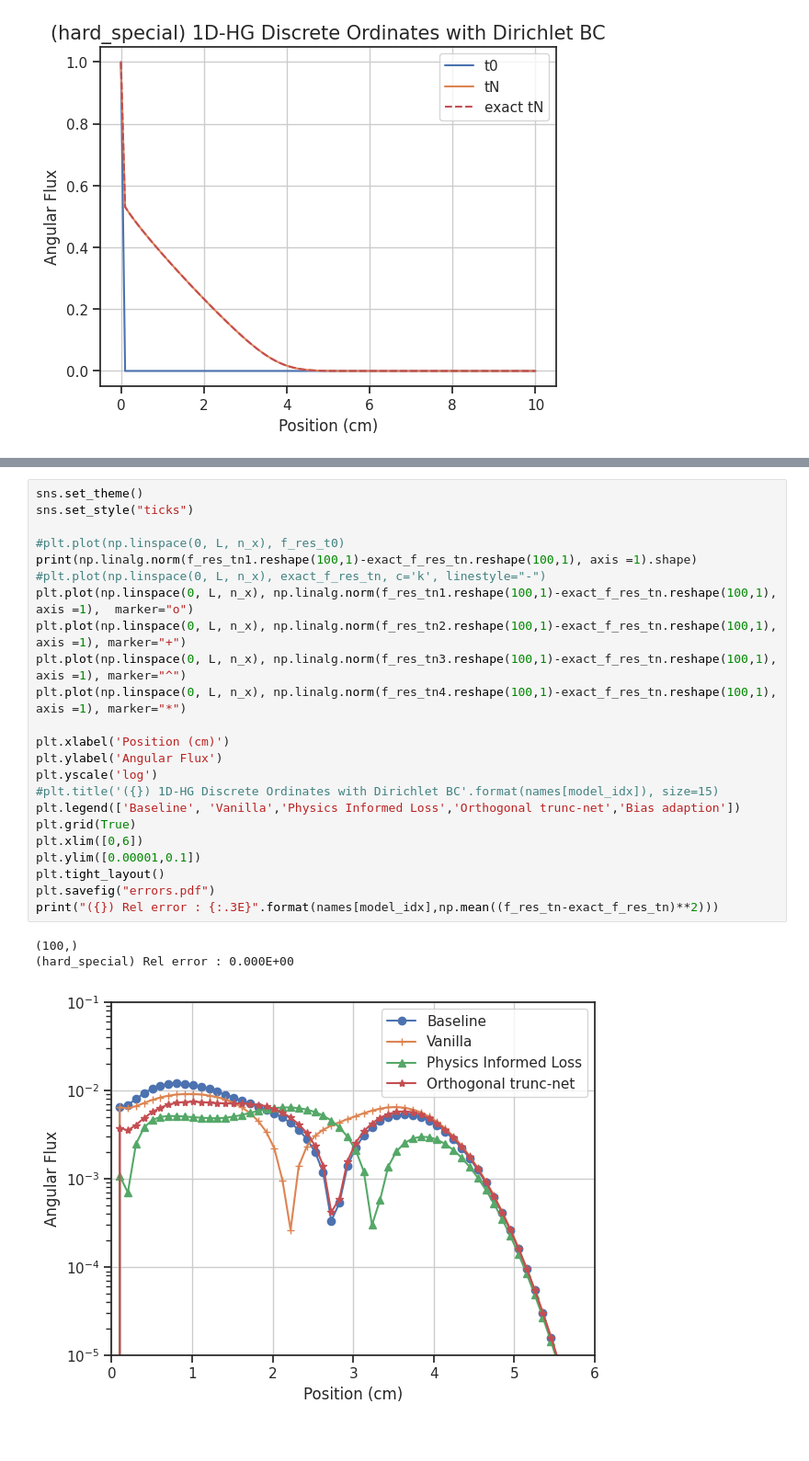
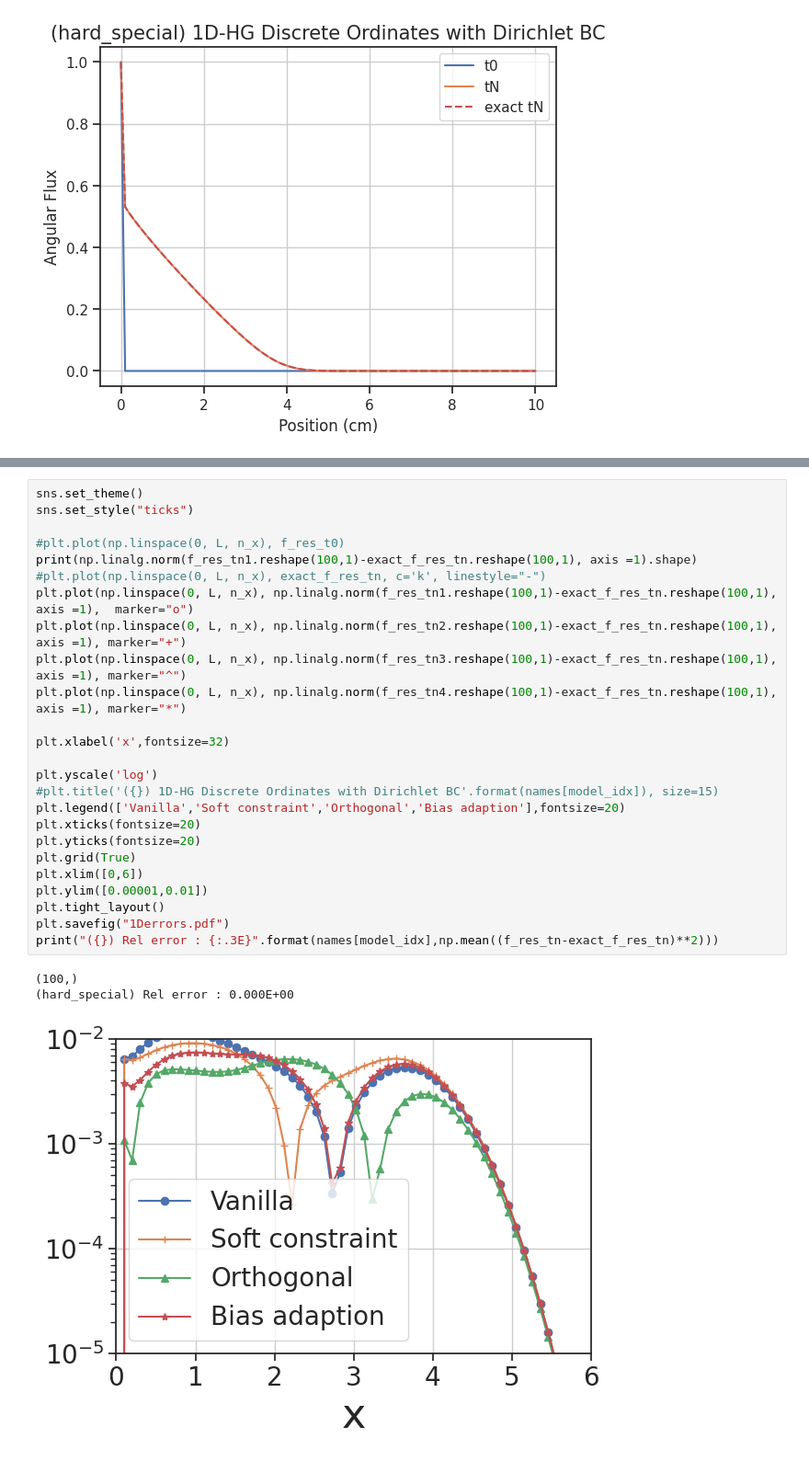
Before and after one commit to ScSteffen/CollisionOperatorLearning, a Jupyter notebook: simulation_study_HG.ipynb, the cells around one changed output, grey strips where cells are left out. Shown at 92% size. Saved outputs shown, nothing was run; the diff lists cells and outputs as text.

```diff
--- a/simulation_study_HG.ipynb
+++ b/simulation_study_HG.ipynb
@@ -336,27 +340,29 @@ print("({}) Rel error : {:.3E}".format(names[model_idx],np.mean((f_res_tn-exact_
 # %%
 sns.set_theme()
 sns.set_style("ticks")
 
 #plt.plot(np.linspace(0, L, n_x), f_res_t0)
 print(np.linalg.norm(f_res_tn1.reshape(100,1)-exact_f_res_tn.reshape(100,1), axis =1).shape)
 #plt.plot(np.linspace(0, L, n_x), exact_f_res_tn, c='k', linestyle="-")
 plt.plot(np.linspace(0, L, n_x), np.linalg.norm(f_res_tn1.reshape(100,1)-exact_f_res_tn.reshape(100,1), axis =1),  marker="o")
 plt.plot(np.linspace(0, L, n_x), np.linalg.norm(f_res_tn2.reshape(100,1)-exact_f_res_tn.reshape(100,1), axis =1), marker="+")
 plt.plot(np.linspace(0, L, n_x), np.linalg.norm(f_res_tn3.reshape(100,1)-exact_f_res_tn.reshape(100,1), axis =1), marker="^")
 plt.plot(np.linspace(0, L, n_x), np.linalg.norm(f_res_tn4.reshape(100,1)-exact_f_res_tn.reshape(100,1), axis =1), marker="*")
 
-plt.xlabel('Position (cm)')
-plt.ylabel('Angular Flux')
+plt.xlabel('x',fontsize=32)
+
 plt.yscale('log')
 #plt.title('({}) 1D-HG Discrete Ordinates with Dirichlet BC'.format(names[model_idx]), size=15)
-plt.legend(['Baseline', 'Vanilla','Physics Informed Loss','Orthogonal trunc-net','Bias adaption'])
+plt.legend(['Vanilla','Soft constraint','Orthogonal','Bias adaption'],fontsize=20)
+plt.xticks(fontsize=20)
+plt.yticks(fontsize=20)
 plt.grid(True)
 plt.xlim([0,6])
-plt.ylim([0.00001,0.1])
+plt.ylim([0.00001,0.01])
 plt.tight_layout()
-plt.savefig("errors.pdf")
+plt.savefig("1Derrors.pdf")
 print("({}) Rel error : {:.3E}".format(names[model_idx],np.mean((f_res_tn-exact_f_res_tn)**2)))
 # %% [output]
 (100,)
 (hard_special) Rel error : 0.000E+00
-[figure, old version]
+[figure, new version]
```
Also changed, not shown: parts of 1 cell of this notebook.
